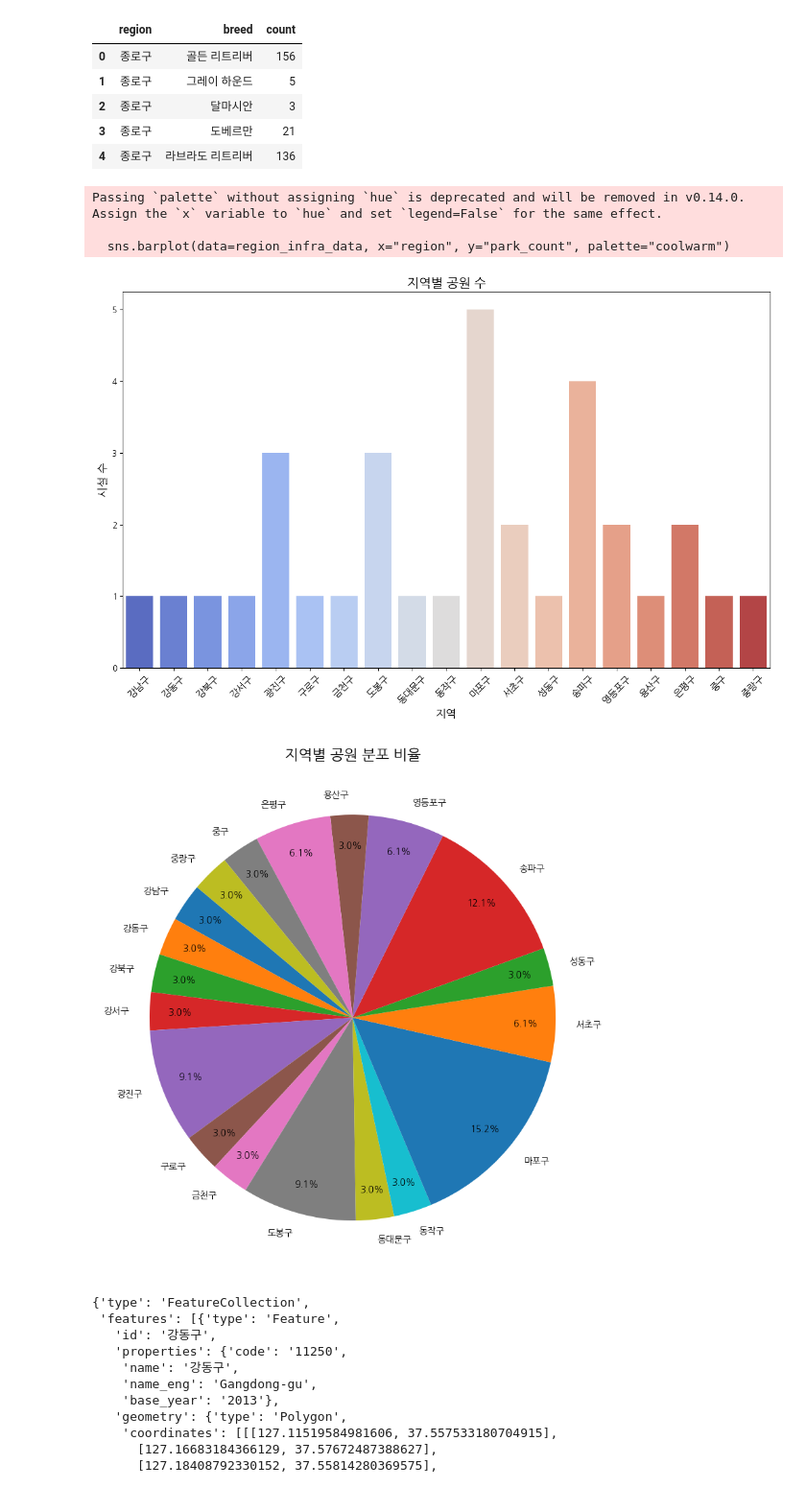
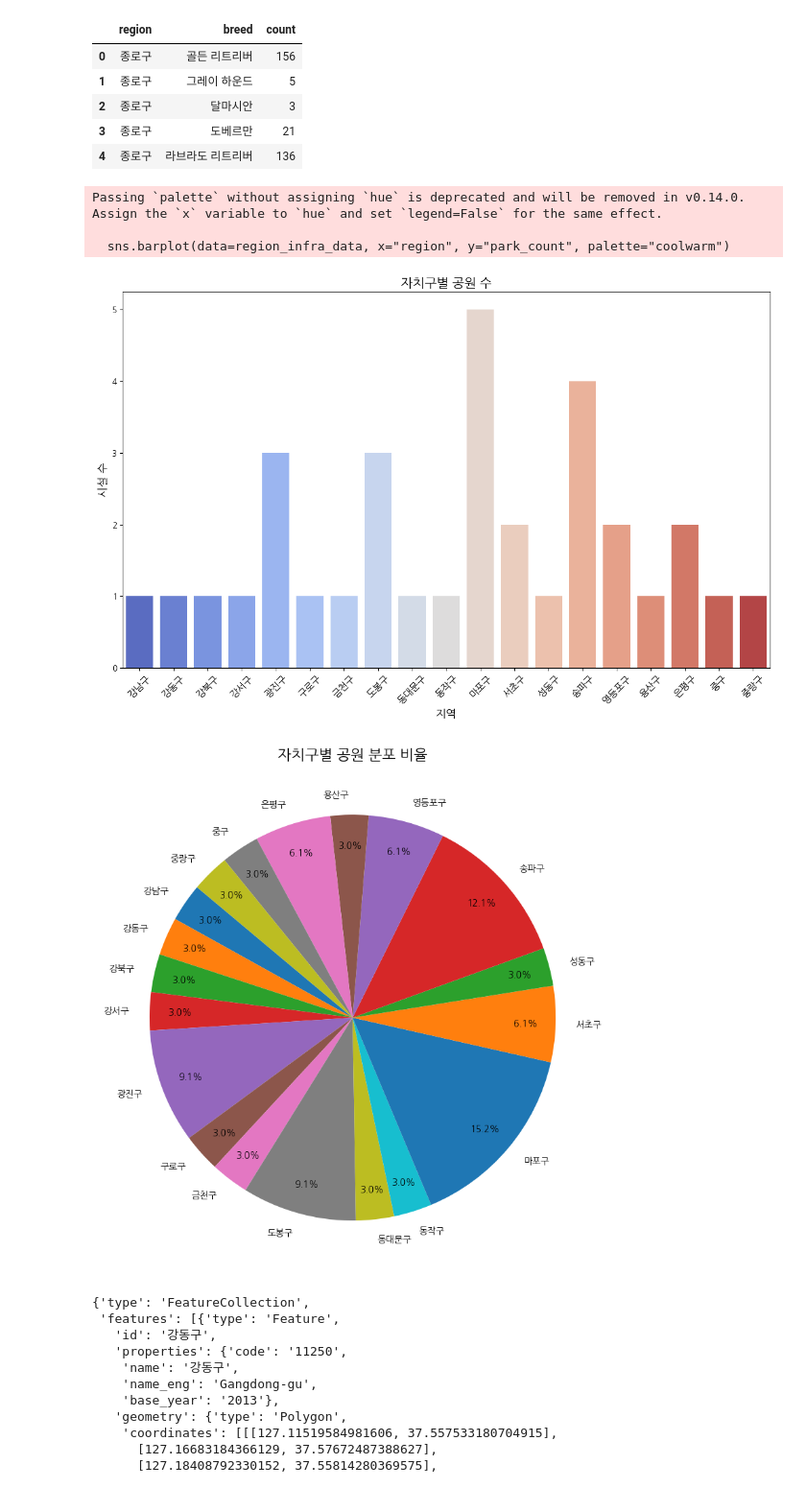
Before and after one commit to addinedu-ros-8th/eda-repo-5, a Jupyter notebook: src/regionParkAnalysis.ipynb, the cells around one changed output. Shown at 96% size. Saved outputs shown, nothing was run; the diff lists cells and outputs as text; code cells hidden in the pictures.

```diff
--- a/src/regionParkAnalysis.ipynb
+++ b/src/regionParkAnalysis.ipynb
@@ -70,7 +70,7 @@ region_infra_data.columns = ["region", "park_count"]
 plt.figure(figsize=(12, 8))
 sns.barplot(data=region_infra_data, x="region", y="park_count", palette="coolwarm")
 
-plt.title("지역별 공원 수", fontsize=16)
+plt.title("자치구별 공원 수", fontsize=16)
 plt.xlabel("지역", fontsize=14)
 plt.ylabel("시설 수", fontsize=14)
 plt.xticks(rotation=45, fontsize=12)
@@ -81,23 +81,23 @@ plt.show()
 Passing `palette` without assigning `hue` is deprecated and will be removed in v0.14.0. Assign the `x` variable to `hue` and set `legend=False` for the same effect.
 
   sns.barplot(data=region_infra_data, x="region", y="park_count", palette="coolwarm")
-[figure, old version]
+[figure, new version]
 # %%
 park_counts = region_infra_data.set_index("region")["park_count"]
 
 plt.figure(figsize=(12, 10))
 plt.pie(
     park_counts,
     labels=park_counts.index,
     autopct="%1.1f%%",
     startangle=140,
     labeldistance=1.1,
     pctdistance=0.85,
 )
-plt.title("지역별 공원 분포 비율", fontsize=16)
+plt.title("자치구별 공원 분포 비율", fontsize=16)
 plt.show()
 # %% [output]
-[figure, old version]
+[figure, new version]
 # %%
 geo_path = "../data/skorea_municipalities_geo_simple.json"
 geo_str = json.load(open(geo_path, encoding="utf-8"))
```
Also changed, not shown: parts of 2 cells of this notebook, 1 other file.
